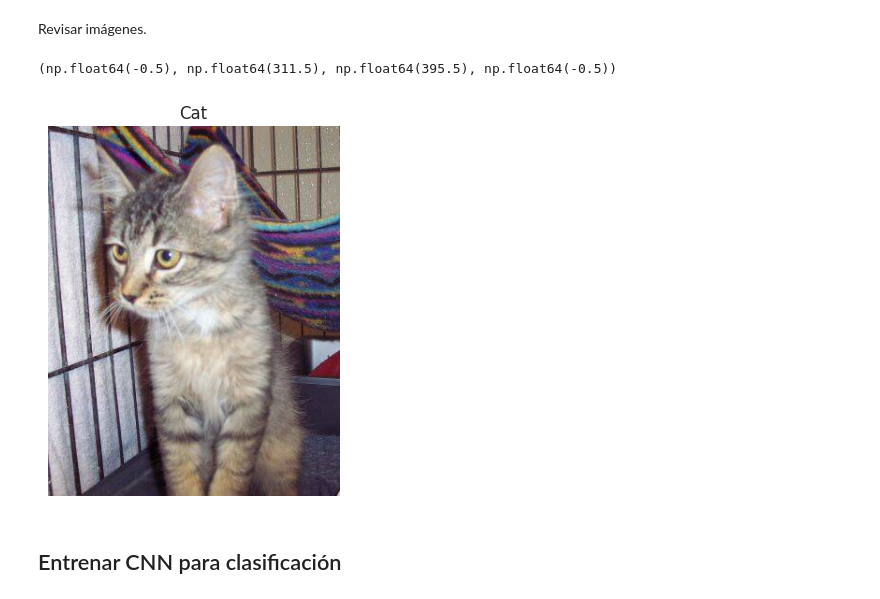
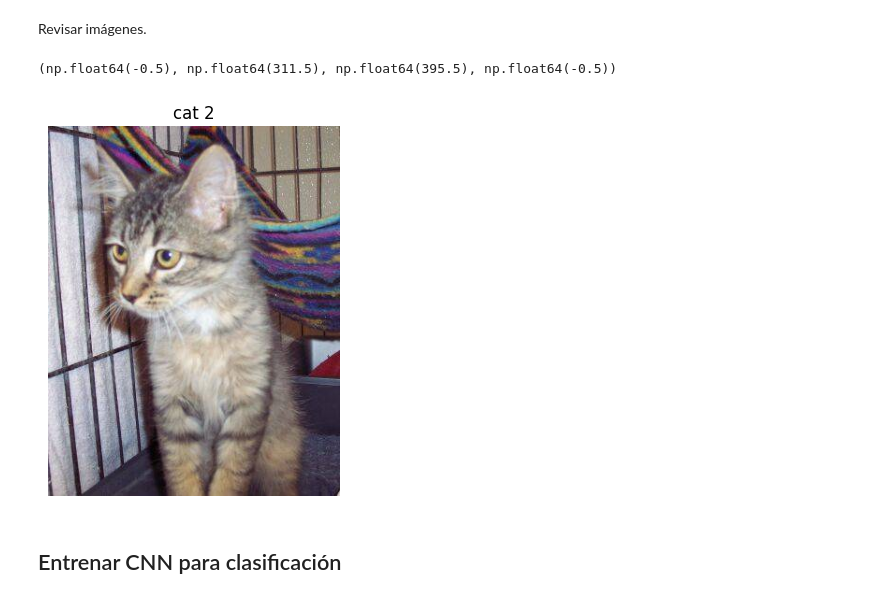
Before and after one commit to jgromero/dasoc-ap, a Jupyter notebook: dogsVScats/dogsVScats.ipynb, the cells around one changed output. Drawn from its saved outputs; the diff is of its cells as text; code cells hidden in the pictures.

```diff
--- a/dogsVScats/dogsVScats.ipynb
+++ b/dogsVScats/dogsVScats.ipynb
@@ -33,14 +39,17 @@ Revisar imágenes.
 # %%
 import matplotlib.pyplot as plt
 import matplotlib.image as mpimg
 
-img = mpimg.imread(train_dir + 'cats/cat.2.jpg')
+animal = 'cat'
+number = '2'
+
+img = mpimg.imread(train_dir + animal + 's/' + animal + '.' + number + '.jpg')
 plt.imshow(img)
-plt.title('Cat')
+plt.title(animal + ' ' + number)
 plt.axis('off')
 # %% [output]
 (np.float64(-0.5), np.float64(311.5), np.float64(395.5), np.float64(-0.5))
-[figure, old version]
+[figure, new version]
 # %% [markdown]
 ## Entrenar CNN para clasificación
 # %% [markdown]
```
Also changed, not shown: parts of 17 cells of this notebook.
